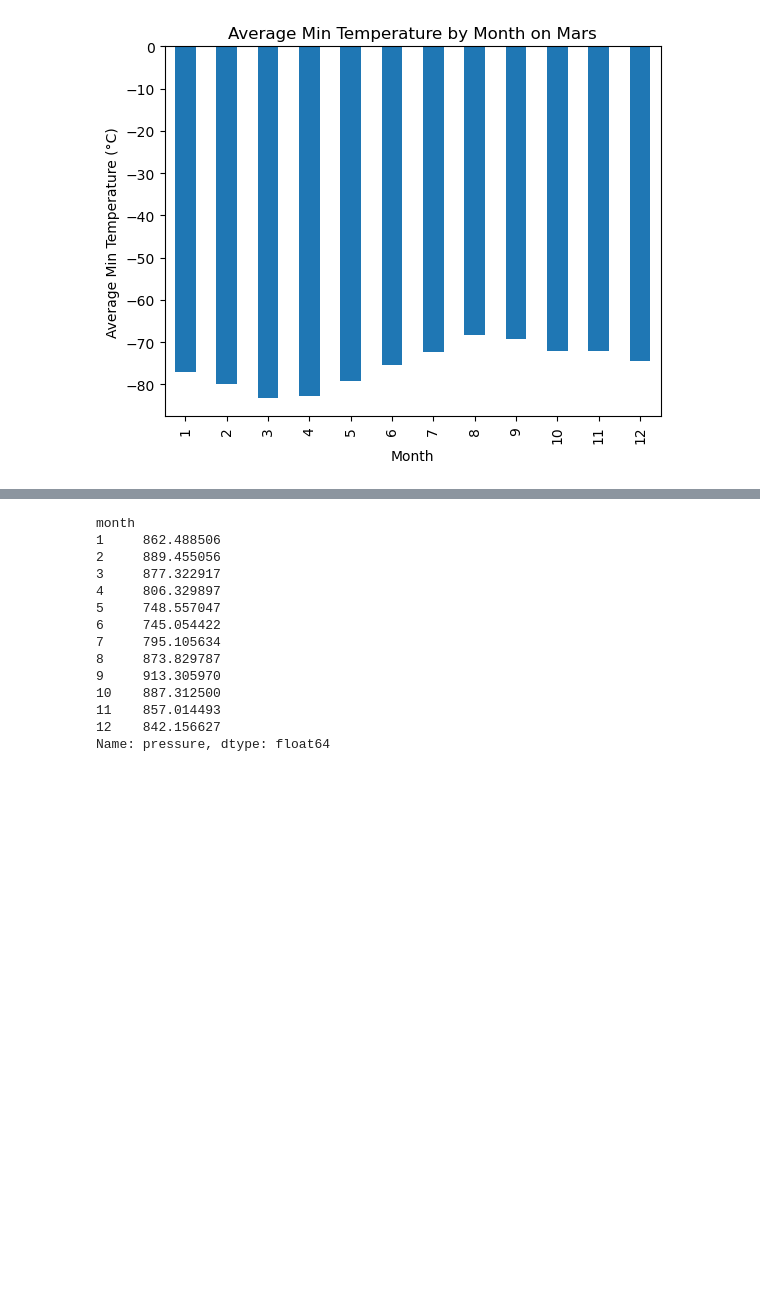
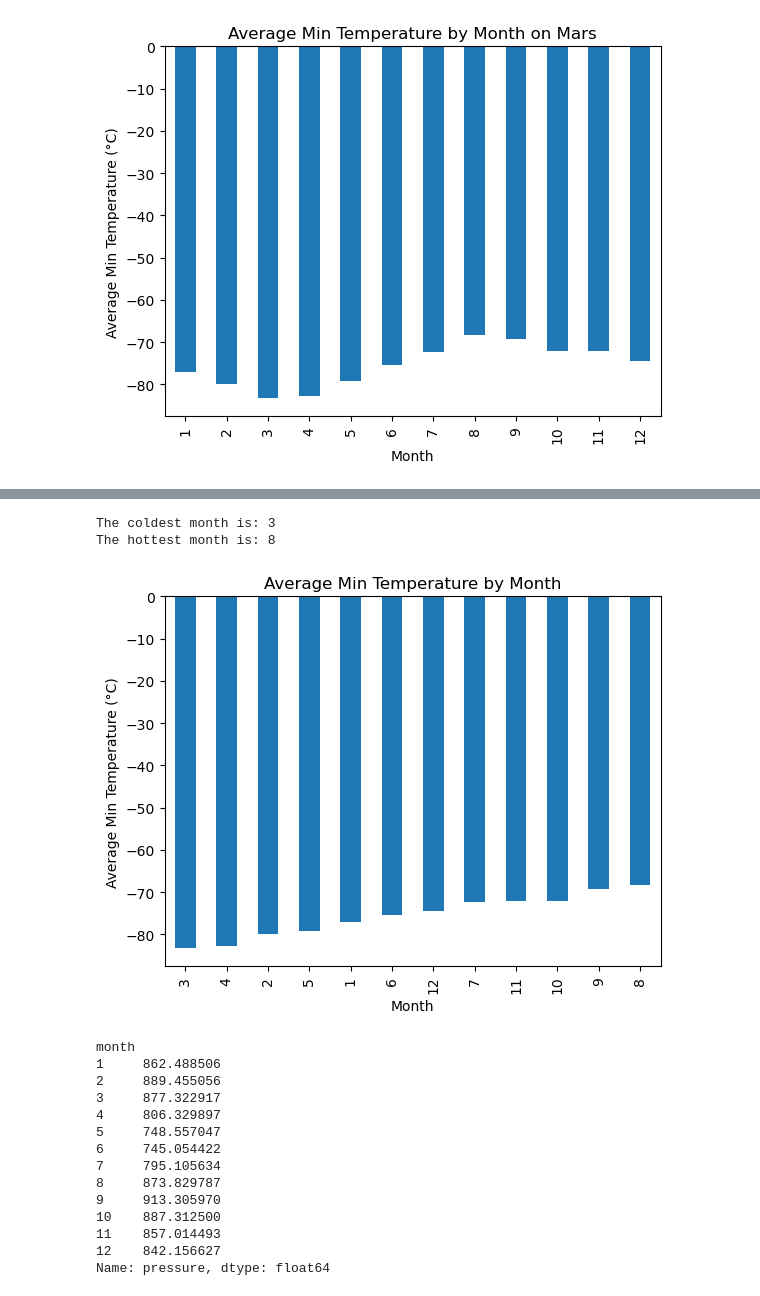
Before and after one commit to gbadrain/html-challenge, a Jupyter notebook: MARS/part_2_mars_weather.ipynb, the cells around one changed output, grey strips where cells are left out. Drawn from its saved outputs; the diff is of its cells as text; code cells hidden in the pictures; blank space fills up the shorter version.

Commit message:
Upto Atmospheric Pressure - BAR chart

```diff
--- a/MARS/part_2_mars_weather.ipynb
+++ b/MARS/part_2_mars_weather.ipynb
@@ -169,2 +164,21 @@ plt.show()
+# %%
+# Identify the coldest and hottest months in Curiosity's location by sorting the previous grap
+
+sorted_avg_min_temp = avg_min_temp.sort_values()
+# print(sorted_avg_min_temp)
+# Identify the coldest and hottest months
+coldest_month = sorted_avg_min_temp.idxmin()
+hottest_month = sorted_avg_min_temp.idxmax()
+print(f"The coldest month is: {coldest_month}")
+print(f"The hottest month is: {hottest_month}")
+
+# Plot the sorted results as a bar chart
+sorted_avg_min_temp.plot(kind='bar', xlabel='Month', ylabel='Average Min Temperature (°C)',
+title='Average Min Temperature by Month')
+plt.show()
+# %% [output]
+The coldest month is: 3
+The hottest month is: 8
+[figure, added]
 # %%
 # 4. What is the average pressure by month?
```
Also changed, not shown: parts of 7 cells of this notebook.
